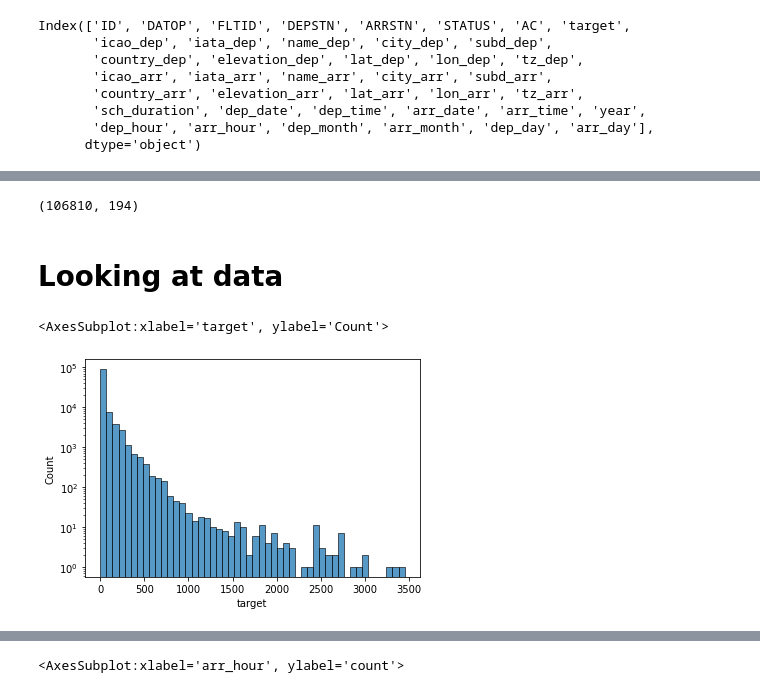
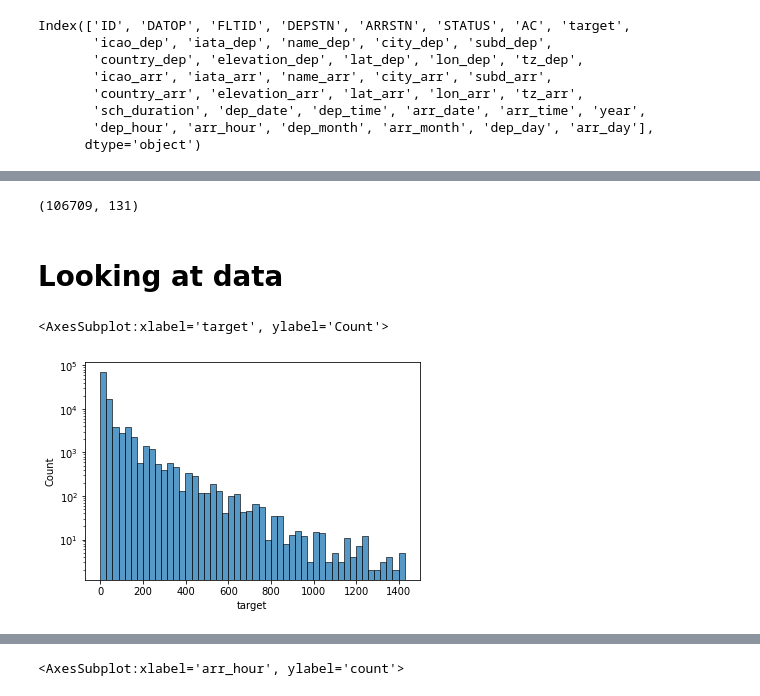
Before and after one commit to Lue-C/flight_delay_project, a Jupyter notebook: CK.ipynb, the cells around one changed output, grey strips where cells are left out. Saved outputs shown, nothing was run; the diff lists cells and outputs as text; code cells hidden in the pictures.

```diff
--- a/CK.ipynb
+++ b/CK.ipynb
@@ -295,4 +287,4 @@ df_new.drop(["dep_date","dep_time","arr_date","arr_time"], axis=1, inplace=True)
 # %%
 # binning of duration and removing larger than 1d
 df_new['dur_cat'] = pd.cut(df_new.sch_duration, bins=[0, 120, 240, 360, 480, 600, 720, 840, 960, 1080, 1200, 1320, 1440]).apply(lambda x: x.right)
-df_new = df_new.query('sch_duration <= 24*60')
+df_new['dur_cat'] = df_new['dur_cat'].astype(int)
@@ -346,0 +291,5 @@ df = pd.get_dummies(data=df, prefix='con', prefix_sep='_', drop_first=True )
+# %%
+# creating new column encoding for delayed (delay longer than 20min) or not delayed (shorter than 20min)
+print(df_new.shape)
+df_new['is_delayed'] = df_new['target'].apply(lambda x: 1 if x > 20 else 0)
+print(df_new.shape)
@@ -346,0 +320,14 @@ df = pd.get_dummies(data=df, prefix='con', prefix_sep='_', drop_first=True )
+# %%
+# creating new short data frame and use it for dummy encoding
+df1 = df_new[['STATUS', 'AC', 'target', 'country_dep', 'country_arr', 'trav_dist', 'year', 'dep_month',  'dep_day' , 'dep_hour', 'arr_month', 'arr_day',  'arr_hour', 'dur_cat',"is_delayed"]]
+print(df1.info())
+print(df1.shape)
+#print(df1.nunique())
+#df1 = pd.get_dummies(data=df1, prefix='con', prefix_sep='_', drop_first=True )
+df1a = pd.get_dummies(data=df1["STATUS"], prefix='stat', prefix_sep='_', drop_first=True )
+df1b = pd.get_dummies(data=df1["AC"], prefix='ac', prefix_sep='_', drop_first=True )
+df1c = pd.get_dummies(data=df1["country_dep"], prefix='cd', prefix_sep='_', drop_first=True )
+df1d = pd.get_dummies(data=df1["country_arr"], prefix='ca', prefix_sep='_', drop_first=True )
+df1=pd.concat([df1,df1a,df1b,df1c,df1d],axis=1)
+df1.drop(["STATUS","AC","country_dep","country_arr"], axis=1, inplace=True)
+df1.shape
@@ -346,0 +359,8 @@ df = pd.get_dummies(data=df, prefix='con', prefix_sep='_', drop_first=True )
+# %%
+# scaling data columns trav_dist and dur_cat
+
+#scaler = MinMaxScaler()
+scaler = StandardScaler()
+df1[['dur_cat', 'trav_dist']] = scaler.fit_transform(df1[['dur_cat', 'trav_dist']])
+sns.histplot(data=df1, x="trav_dist",bins=50)
+sns.histplot(data=df1, x="dur_cat",bins=50,color="red")
@@ -347,16 +393,16 @@ df = pd.get_dummies(data=df, prefix='con', prefix_sep='_', drop_first=True )
 # %%
-df.shape
+df1.shape
 # %% [output]
-(106810, 194)
+(106709, 131)
 # %% [markdown]
 # Looking at data
 # %%
 # Display distribution of target
 
 #plt.ylim(0,2000)
 #plt.xlim(0,500)
 plt.semilogy(base=10)
-sns.histplot(data=df_train, x="target",bins=50)
+sns.histplot(data=df1, x="target",bins=50)
 # %% [output]
 <AxesSubplot:xlabel='target', ylabel='Count'>
-[figure, old version]
+[figure, new version]
```
Also changed, not shown: parts of 74 cells of this notebook, 1 other file.
